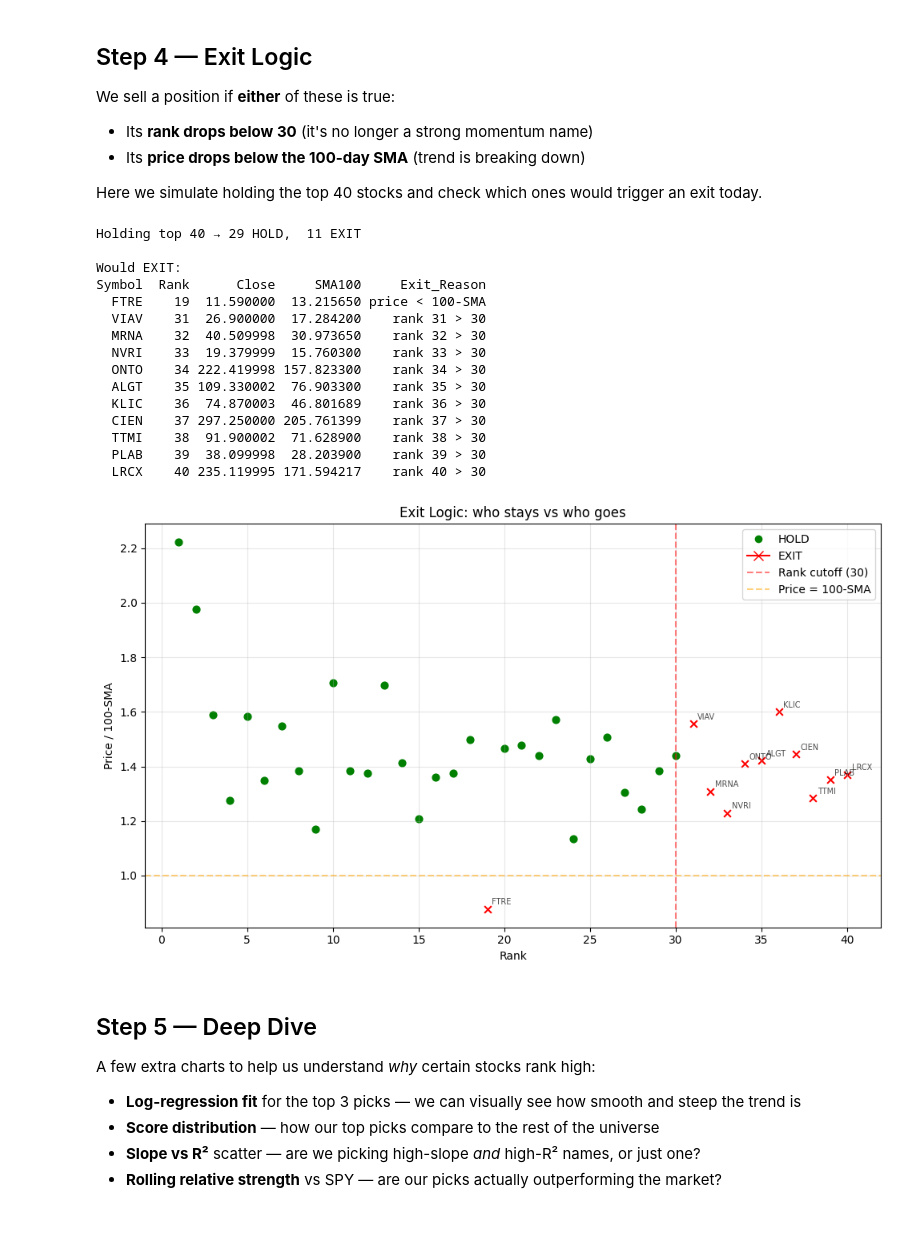
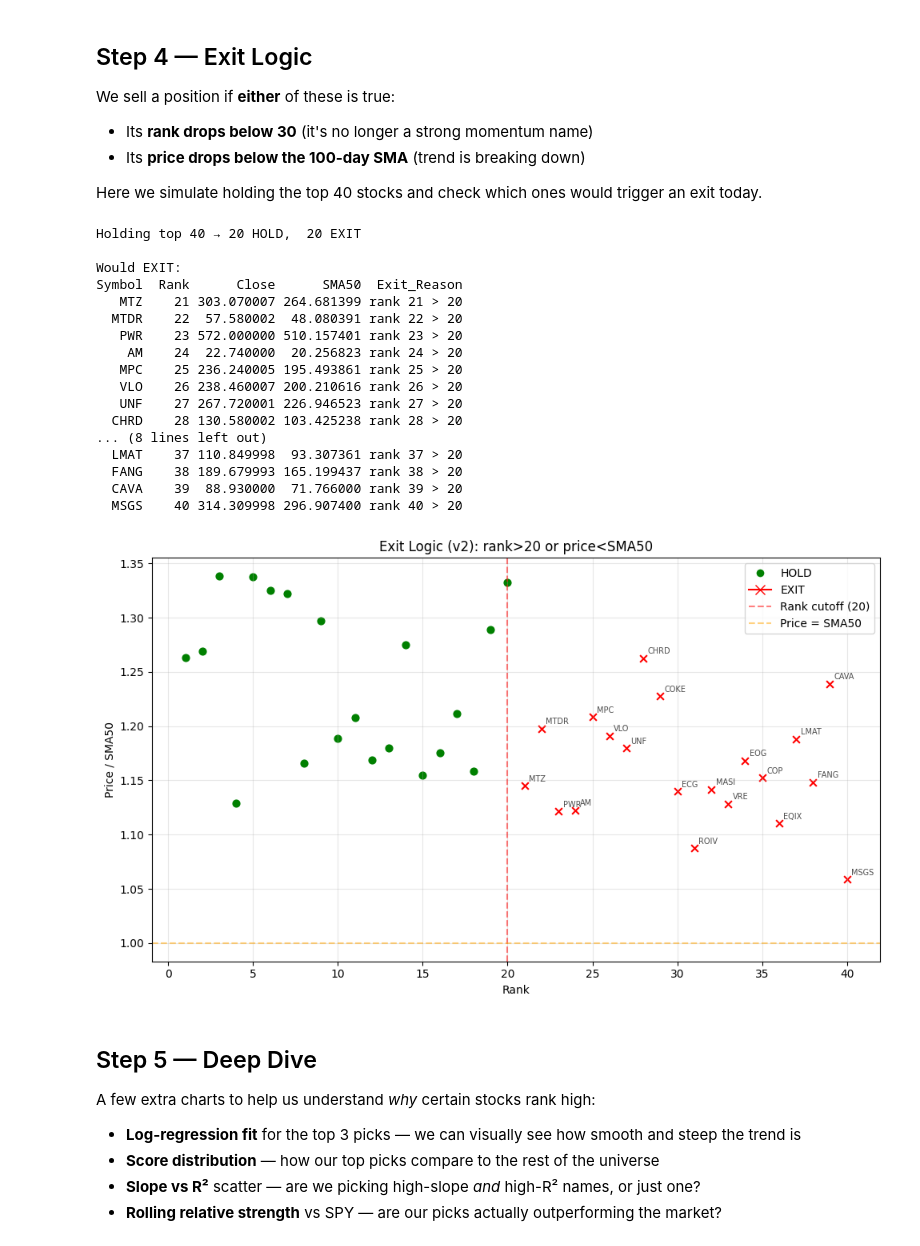
Before and after one commit to Shazil10/alpaca-paper-trader, a Jupyter notebook: analysis/strategies/momentum/clenow_trend.ipynb, the cells around one changed output. Cells and saved outputs as stored; diff of their text form; code cells hidden in the pictures.

```diff
--- a/analysis/strategies/momentum/clenow_trend.ipynb
+++ b/analysis/strategies/momentum/clenow_trend.ipynb
@@ -184,6 +174,10 @@ We sell a position if **either** of these is true:
 Here we simulate holding the top 40 stocks and check which ones would trigger an exit today.
 # %%
 # Simulate: pretend we hold the top 40 and see who gets kicked out
+# (v2: exit SMA is SMA50, rank cutoff is 20)
+sma_col = "SMA50" if "SMA50" in scores_df.columns else "SMA100"
+sma_label = sma_col  # for display
+
 sim = scores_df.head(40).copy()
 sim["Would_Exit"] = False
 sim["Exit_Reason"] = ""
@@ -192,59 +186,60 @@ for idx, row in sim.iterrows():
     reasons = []
     if row["Rank"] > ct.EXIT_RANK_CUTOFF:
         reasons.append(f"rank {int(row['Rank'])} > {ct.EXIT_RANK_CUTOFF}")
-    if row["Close"] < row["SMA100"]:
-        reasons.append("price < 100-SMA")
+    if row["Close"] < row[sma_col]:
+        reasons.append(f"price < {sma_label}")
     if reasons:
         sim.at[idx, "Would_Exit"] = True
         sim.at[idx, "Exit_Reason"] = " & ".join(reasons)
 
 n_exit = sim["Would_Exit"].sum()
 print(f"Holding top 40 → {len(sim) - n_exit} HOLD,  {n_exit} EXIT\n")
 if n_exit > 0:
     print("Would EXIT:")
-    print(sim[sim["Would_Exit"]][["Symbol", "Rank", "Close", "SMA100", "Exit_Reason"]].to_string(index=False))
+    print(sim[sim["Would_Exit"]][["Symbol", "Rank", "Close", sma_col, "Exit_Reason"]].to_string(index=False))
 
-# Scatter: x = rank, y = price / 100-SMA ratio
-# Green dot = hold, Red X = exit
+# Scatter: x = rank, y = price / SMA50 ratio
 fig, ax = plt.subplots(figsize=(10, 6))
 for _, r in sim.iterrows():
     c, m = ("red", "x") if r["Would_Exit"] else ("green", "o")
-    ratio = r["Close"] / r["SMA100"]
+    ratio = r["Close"] / r[sma_col]
     ax.scatter(r["Rank"], ratio, color=c, marker=m, s=40)
     if r["Would_Exit"]:
         ax.annotate(r["Symbol"], (r["Rank"], ratio), fontsize=7, alpha=0.7, xytext=(4, 4), textcoords="offset points")
 
 ax.axvline(ct.EXIT_RANK_CUTOFF, color="red", ls="--", alpha=0.5)
 ax.axhline(1.0, color="orange", ls="--", alpha=0.5)
 ax.set_xlabel("Rank")
-ax.set_ylabel("Price / 100-SMA")
-ax.set_title("Exit Logic: who stays vs who goes")
+ax.set_ylabel(f"Price / {sma_label}")
+ax.set_title(f"Exit Logic (v2): rank>{ct.EXIT_RANK_CUTOFF} or price<{sma_label}")
 ax.legend(handles=[
     Line2D([0], [0], marker="o", color="w", markerfacecolor="green", markersize=8, label="HOLD"),
     Line2D([0], [0], marker="x", color="red", markersize=8, label="EXIT"),
     Line2D([0], [0], ls="--", color="red", alpha=0.5, label=f"Rank cutoff ({ct.EXIT_RANK_CUTOFF})"),
-    Line2D([0], [0], ls="--", color="orange", alpha=0.5, label="Price = 100-SMA"),
+    Line2D([0], [0], ls="--", color="orange", alpha=0.5, label=f"Price = {sma_label}"),
 ], loc="upper right")
 ax.grid(True, alpha=0.3)
 plt.tight_layout()
 plt.show()
 # %% [output]
-Holding top 40 → 29 HOLD,  11 EXIT
+Holding top 40 → 20 HOLD,  20 EXIT
 
 Would EXIT:
-Symbol  Rank      Close     SMA100     Exit_Reason
-  FTRE    19  11.590000  13.215650 price < 100-SMA
-  VIAV    31  26.900000  17.284200    rank 31 > 30
-  MRNA    32  40.509998  30.973650    rank 32 > 30
-  NVRI    33  19.379999  15.760300    rank 33 > 30
-  ONTO    34 222.419998 157.823300    rank 34 > 30
-  ALGT    35 109.330002  76.903300    rank 35 > 30
-  KLIC    36  74.870003  46.801689    rank 36 > 30
-  CIEN    37 297.250000 205.761399    rank 37 > 30
-  TTMI    38  91.900002  71.628900    rank 38 > 30
-  PLAB    39  38.099998  28.203900    rank 39 > 30
-  LRCX    40 235.119995 171.594217    rank 40 > 30
+Symbol  Rank      Close      SMA50  Exit_Reason
+   MTZ    21 303.070007 264.681399 rank 21 > 20
+  MTDR    22  57.580002  48.080391 rank 22 > 20
+   PWR    23 572.000000 510.157401 rank 23 > 20
+    AM    24  22.740000  20.256823 rank 24 > 20
+   MPC    25 236.240005 195.493861 rank 25 > 20
+   VLO    26 238.460007 200.210616 rank 26 > 20
+   UNF    27 267.720001 226.946523 rank 27 > 20
+  CHRD    28 130.580002 103.425238 rank 28 > 20
+... (8 lines left out)
+  LMAT    37 110.849998  93.307361 rank 37 > 20
+  FANG    38 189.679993 165.199437 rank 38 > 20
+  CAVA    39  88.930000  71.766000 rank 39 > 20
+  MSGS    40 314.309998 296.907400 rank 40 > 20
-[figure, old version]
+[figure, new version]
 # %% [markdown]
 ## Step 5 — Deep Dive
 
```
Also changed, not shown: parts of 25 cells of this notebook, 22 other files.
